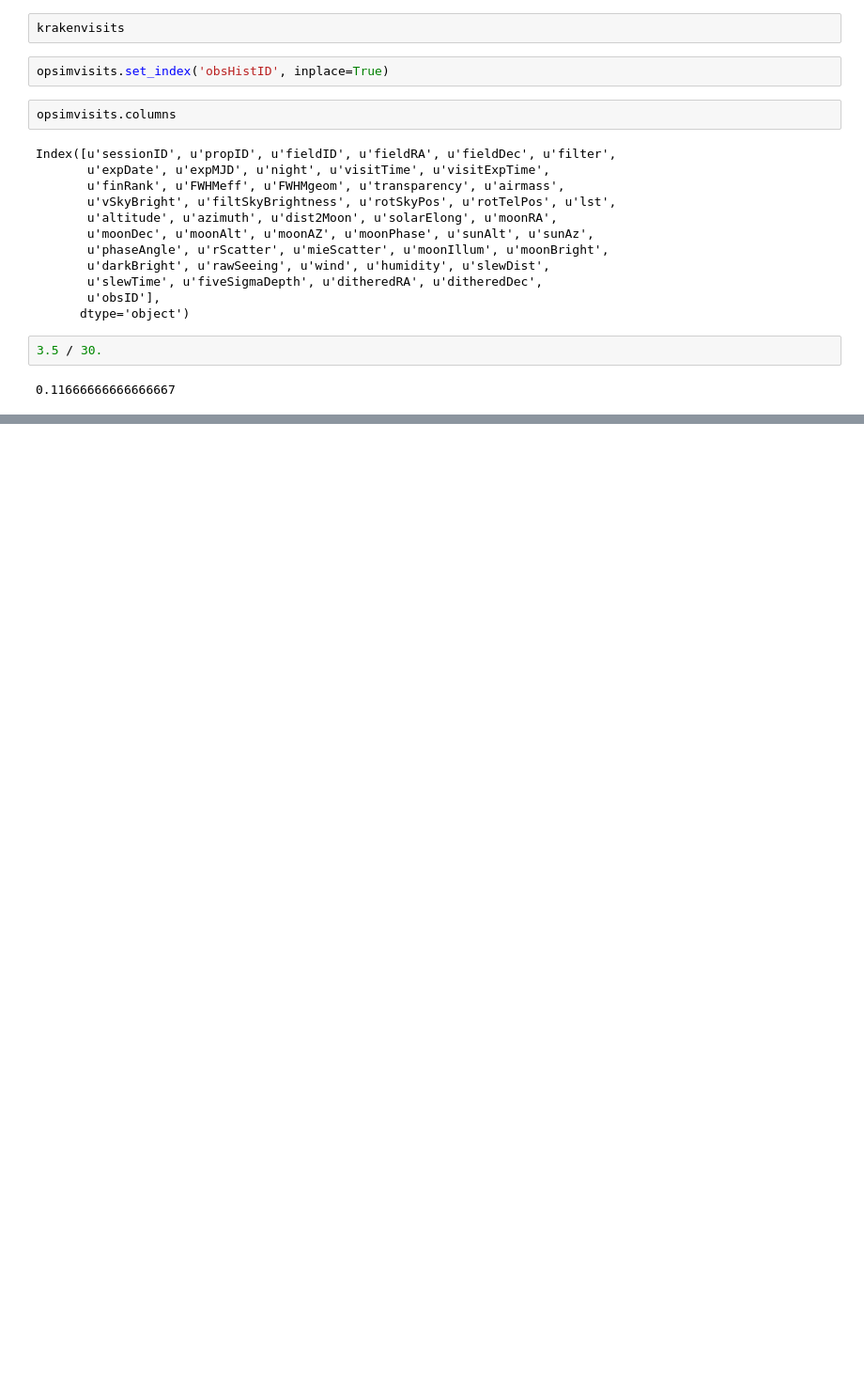
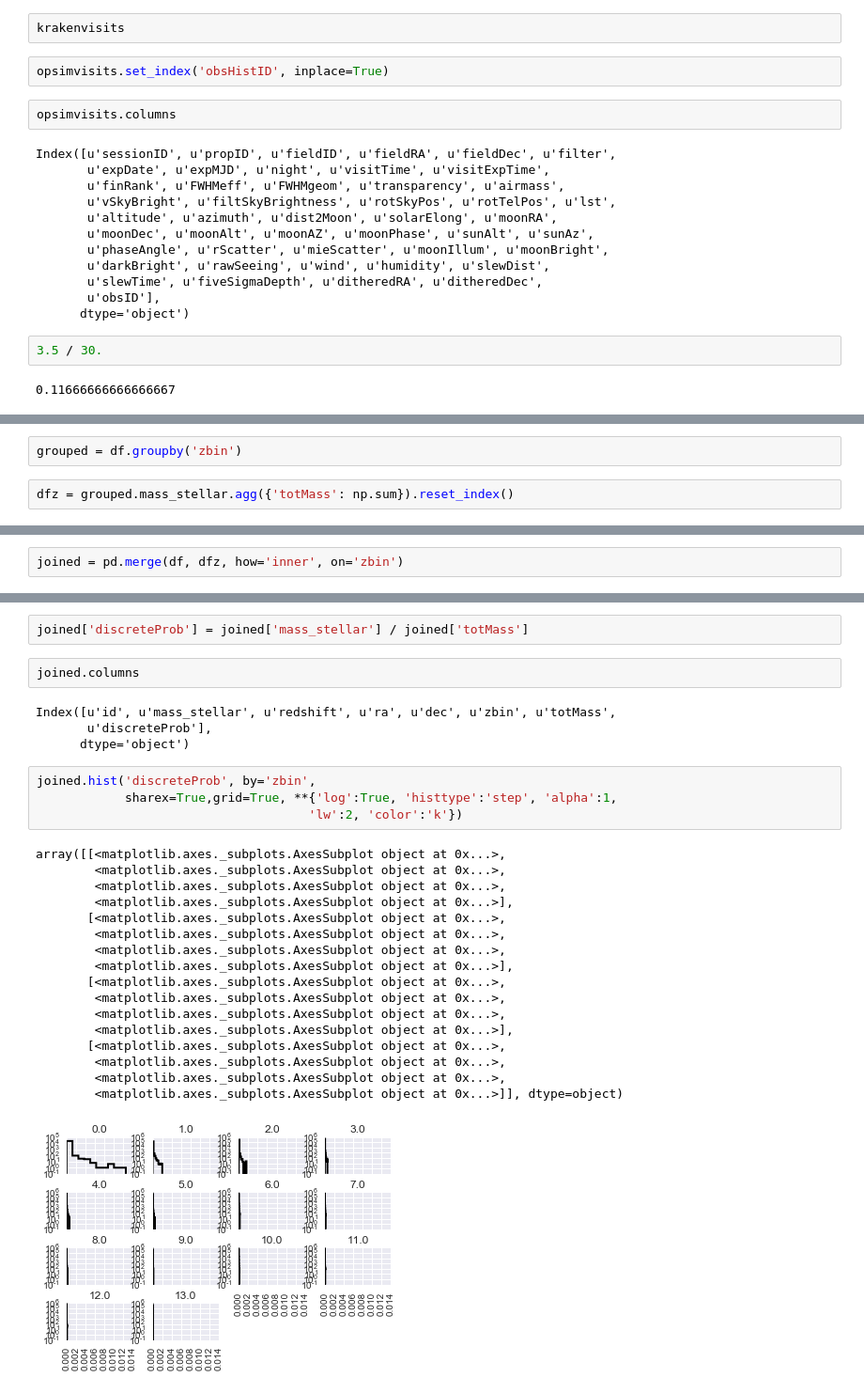
Before and after one commit to rbiswas4/SNsims, a Jupyter notebook: snsims/exampleUsage.ipynb, the cells around one changed output, grey strips where cells are left out. Shown at 94% size. Cells and saved outputs as stored; diff of their text form; blank space fills up the shorter version.

```diff
--- a/snsims/exampleUsage.ipynb
+++ b/snsims/exampleUsage.ipynb
@@ -514,0 +542,4 @@ Index([u'sessionID', u'propID', u'fieldID', u'fieldRA', u'fieldDec', u'filter',
+# %%
+grouped = df.groupby('zbin')
+# %%
+dfz = grouped.mass_stellar.agg({'totMass': np.sum}).reset_index()
@@ -514,0 +572,2 @@ Index([u'sessionID', u'propID', u'fieldID', u'fieldRA', u'fieldDec', u'filter',
+# %%
+joined = pd.merge(df, dfz, how='inner', on='zbin')
@@ -514,0 +596,30 @@ Index([u'sessionID', u'propID', u'fieldID', u'fieldRA', u'fieldDec', u'filter',
+# %%
+joined['discreteProb'] = joined['mass_stellar'] / joined['totMass']
+# %%
+joined.columns
+# %% [output]
+Index([u'id', u'mass_stellar', u'redshift', u'ra', u'dec', u'zbin', u'totMass',
+       u'discreteProb'],
+      dtype='object')
+# %%
+joined.hist('discreteProb', by='zbin',
+            sharex=True,grid=True, **{'log':True, 'histtype':'step', 'alpha':1,
+                                     'lw':2, 'color':'k'})
+# %% [output]
+array([[<matplotlib.axes._subplots.AxesSubplot object at 0x...>,
+        <matplotlib.axes._subplots.AxesSubplot object at 0x...>,
+        <matplotlib.axes._subplots.AxesSubplot object at 0x...>,
+        <matplotlib.axes._subplots.AxesSubplot object at 0x...>],
+       [<matplotlib.axes._subplots.AxesSubplot object at 0x...>,
+        <matplotlib.axes._subplots.AxesSubplot object at 0x...>,
+        <matplotlib.axes._subplots.AxesSubplot object at 0x...>,
+        <matplotlib.axes._subplots.AxesSubplot object at 0x...>],
+       [<matplotlib.axes._subplots.AxesSubplot object at 0x...>,
+        <matplotlib.axes._subplots.AxesSubplot object at 0x...>,
+        <matplotlib.axes._subplots.AxesSubplot object at 0x...>,
+        <matplotlib.axes._subplots.AxesSubplot object at 0x...>],
+       [<matplotlib.axes._subplots.AxesSubplot object at 0x...>,
+        <matplotlib.axes._subplots.AxesSubplot object at 0x...>,
+        <matplotlib.axes._subplots.AxesSubplot object at 0x...>,
+        <matplotlib.axes._subplots.AxesSubplot object at 0x...>]], dtype=object)
+[figure, added]
```
Also changed, not shown: parts of 22 cells of this notebook.
